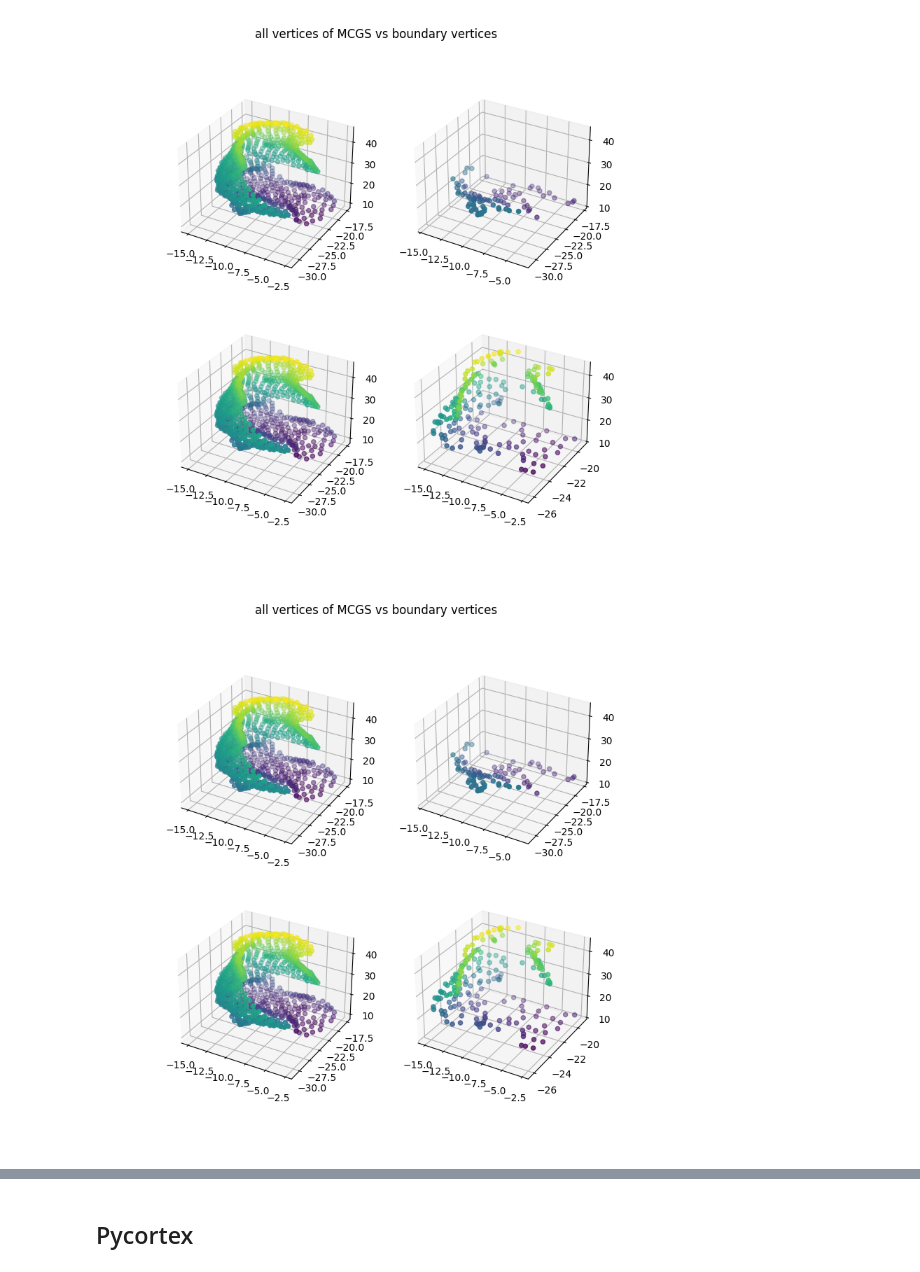
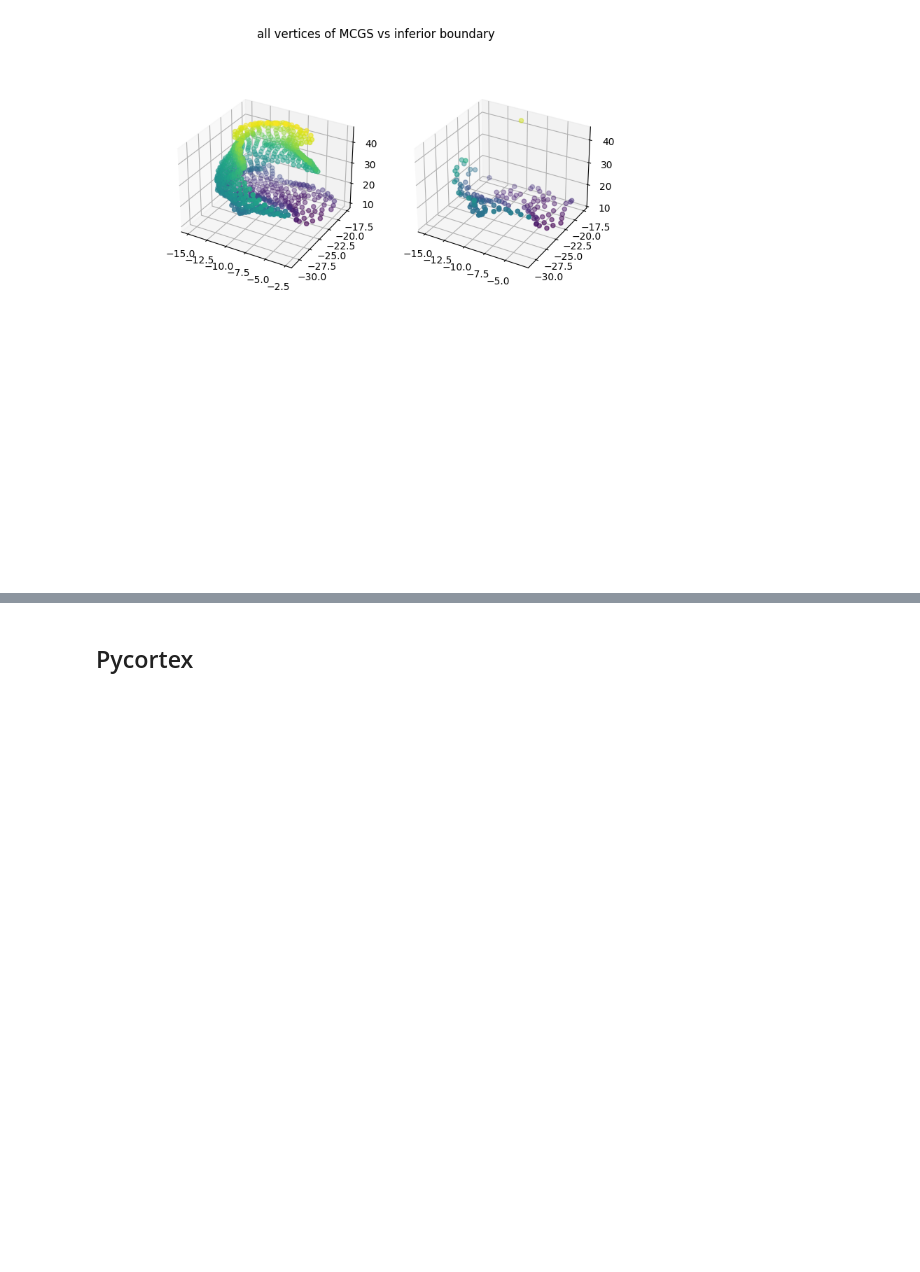
Before and after one commit to b-parker/CNL_scalpel, a Jupyter notebook: scripts/CNL_scalpel_scratch.ipynb, the cells around one changed output, grey strips where cells are left out. Saved outputs shown, nothing was run; the diff lists cells and outputs as text; code cells hidden in the pictures; blank space fills up the shorter version.

Commit message:
Completed boundary and started class

```diff
--- a/scripts/CNL_scalpel_scratch.ipynb
+++ b/scripts/CNL_scalpel_scratch.ipynb
@@ -219,7 +223,6 @@ def find_inferior_boundary(read_label, outlier_corrected=True, decimal_size=1, o
       inferior_boundary_coords.append(list(ras_coords[column_min_idx][0]))
       inferior_boundary_vertex_num.append(vertex_num[column_min_idx][0])
 
-
     mean_boundary_coord = np.mean([i[2] for i in inferior_boundary_coords])
     std_boundary_coord = np.std([i[2] for i in inferior_boundary_coords])
 
@@ -240,7 +243,7 @@ def find_inferior_boundary(read_label, outlier_corrected=True, decimal_size=1, o
       return np.array(inferior_boundary_vertex_num), np.array(inferior_boundary_coords)
 
 
-vert_num, verts = find_inferior_boundary([vertices, coords], outlier_corrected=True, decimal_size=1)
+vert_num, verts = find_inferior_boundary([vertices, coords], outlier_corrected=False, decimal_size=1)
 
 r_data_min_inferior = np.array([ras[0] for ras in verts])
 a_data_min_inferior = np.array([ras[1] for ras in verts])
@@ -326,30 +329,29 @@ s_data_min_posterior = np.array([ras[2] for ras in verts])
 # %%
 fig = plt.figure(figsize=(8,8))
 ax1 = fig.add_subplot(221, projection='3d')
 ax2 = fig.add_subplot(222, projection='3d')
 ax1.scatter3D(r_data, a_data, s_data, cmap='viridis', c=s_data)
 
 # Getting lower bound of the sulcus
 
 ax2.scatter3D(r_data_min_inferior, a_data_min_inferior, s_data_min_inferior, cmap='viridis', c=s_data_min_inferior, vmin=10, vmax=45)
 ax2.set(zlim3d=[10,45]);
 plt.suptitle('all vertices of MCGS vs inferior boundary')
+plt.show();
 
 
+# ax3 = fig.add_subplot(223, projection='3d')
+# ax4 = fig.add_subplot(224, projection='3d')
+# ax3.scatter3D(r_data, a_data, s_data, cmap='viridis', c=s_data)
 
-ax3 = fig.add_subplot(223, projection='3d')
-ax4 = fig.add_subplot(224, projection='3d')
-ax3.scatter3D(r_data, a_data, s_data, cmap='viridis', c=s_data)
+# # Getting lower bound of the sulcus
 
-# Getting lower bound of the sulcus
-
-ax4.scatter3D(r_data_min_posterior, a_data_min_posterior, s_data_min_posterior, cmap='viridis', c=s_data_min_posterior, vmin=10, vmax=45)
-ax4.set(zlim3d=[10,45])
-plt.suptitle('all vertices of MCGS vs boundary vertices')
-fig.show();
+# ax4.scatter3D(r_data_min_posterior, a_data_min_posterior, s_data_min_posterior, cmap='viridis', c=s_data_min_posterior, vmin=10, vmax=45)
+# ax4.set(zlim3d=[10,45])
+# plt.suptitle('all vertices of MCGS vs boundary vertices')
+# fig.show();
 # %% [output]
-[figure, old version]
+[figure, new version]
-[figure, removed]
 # %%
 def find_boundary_vertices(boundary, read_label, outlier_corrected=True, decimal_size=1, outlier_std_threshold=3):
     """
```
Also changed, not shown: parts of 12 cells of this notebook, 1 other file.
